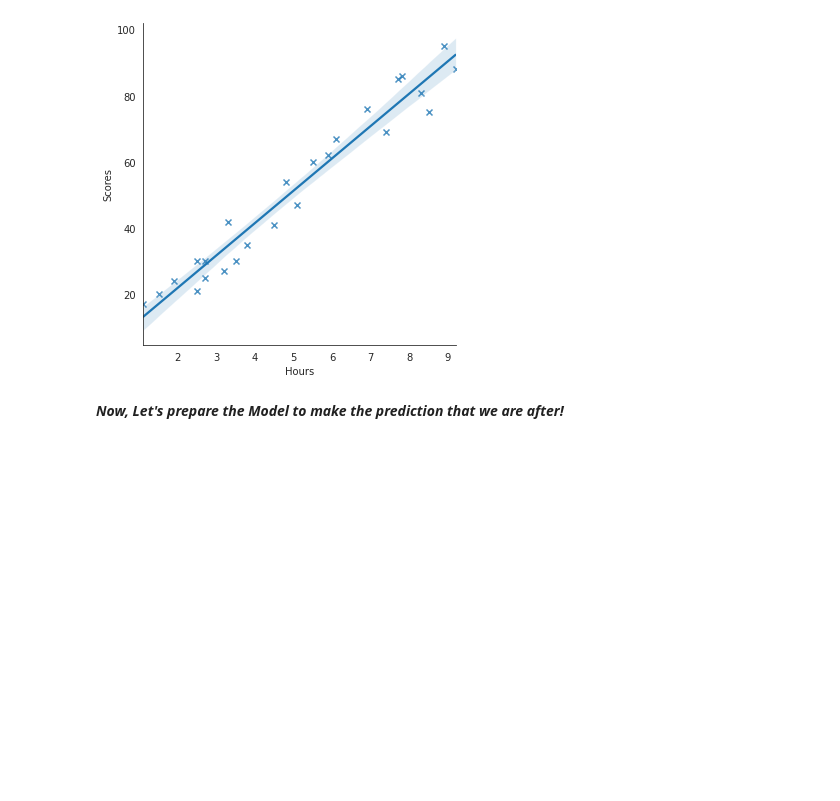
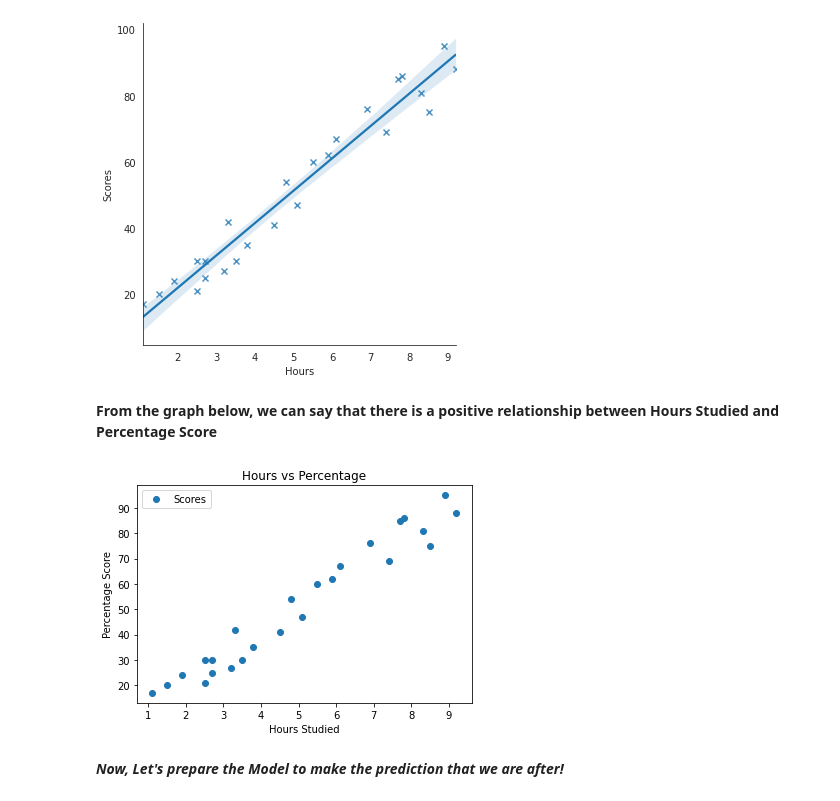
Before and after one commit to Pria91/Machine-Learning-Projects-, a Jupyter notebook: LinearRegression.ipynb, the cells around one changed output. Saved outputs shown, nothing was run; the diff lists cells and outputs as text; code cells hidden in the pictures; blank space fills up the shorter version.

```diff
--- a/LinearRegression.ipynb
+++ b/LinearRegression.ipynb
@@ -96,6 +102,17 @@ sns.lmplot(x='Hours', y='Scores', data = data,  markers=["x"], palette="Set2")
 # %% [output]
 <seaborn.axisgrid.FacetGrid at 0x...>
 [figure]
+# %% [markdown]
+**From the graph below, we can say that there is a positive relationship between Hours Studied and Percentage Score**
+# %%
+#Plot the distribution of scores
+data.plot(x="Hours",y="Scores",style='o')
+plt.title("Hours vs Percentage")
+plt.xlabel("Hours Studied")
+plt.ylabel("Percentage Score")
+plt.show()
+# %% [output]
+[figure, added]
 # %% [markdown]
 ***Now, Let's prepare the Model to make the prediction that we are after!***
 # %%
```
Also changed, not shown: parts of 18 cells of this notebook.
